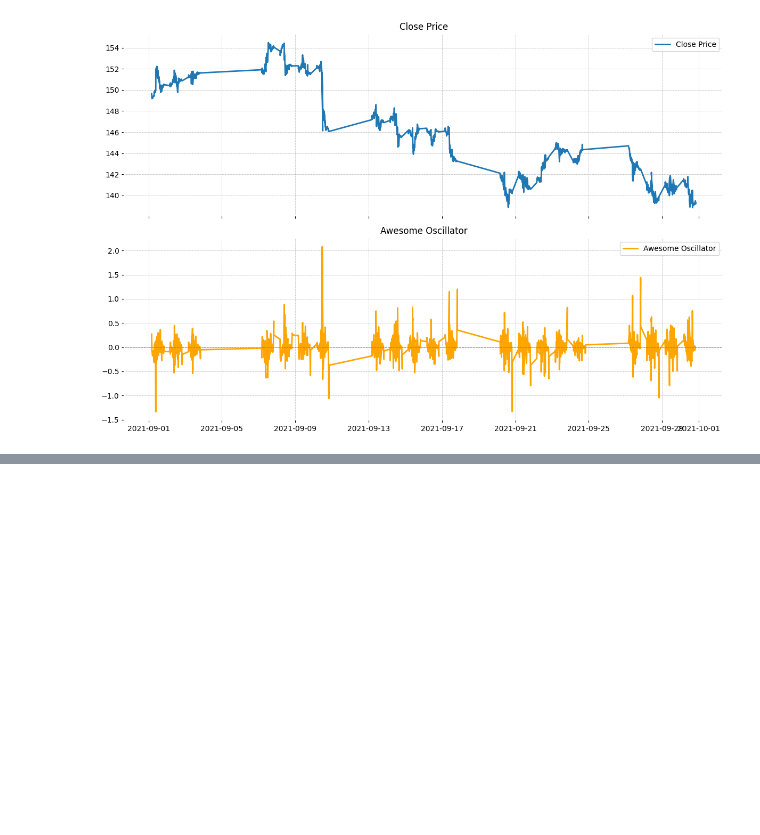
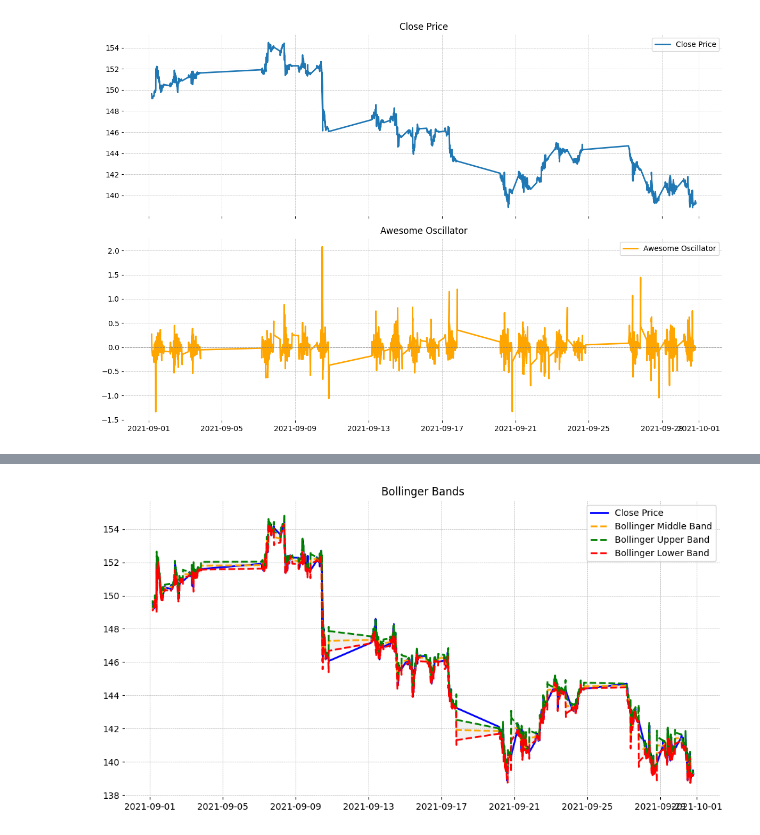
Before and after one commit to LeonidU/ItoEquationSolve, a Jupyter notebook: test_equation_solve.ipynb, the cells around one changed output, grey strips where cells are left out. Saved outputs shown, nothing was run; the diff lists cells and outputs as text; code cells hidden in the pictures; blank space fills up the shorter version.

```diff
--- a/test_equation_solve.ipynb
+++ b/test_equation_solve.ipynb
@@ -207,0 +208,27 @@ Name: Awesome_Oscillator, Length: 16709, dtype: float64
+# %%
+bb_indicator = ta.volatility.BollingerBands(close=df['Close'], window=20, window_dev=2)
+
+# Calculate Bollinger Bands values
+df['BB_Middle'] = bb_indicator.bollinger_mavg()
+df['BB_Upper'] = bb_indicator.bollinger_hband()
+df['BB_Lower'] = bb_indicator.bollinger_lband()
+
+# Plotting
+plt.figure(figsize=(12, 6))
+
+# Plot close price
+plt.plot(df['Close'], label='Close Price', color='blue')
+
+# Plot Bollinger Bands
+plt.plot(df['BB_Middle'], label='Bollinger Middle Band', color='orange', linestyle='--')
+plt.plot(df['BB_Upper'], label='Bollinger Upper Band', color='green', linestyle='--')
+plt.plot(df['BB_Lower'], label='Bollinger Lower Band', color='red', linestyle='--')
+
+# Fill the area between upper and lower bands
+plt.fill_between(df.index, df['BB_Upper'], df['BB_Lower'], color='lightgray', alpha=0.3)
+
+plt.title('Bollinger Bands')
+plt.legend()
+plt.show()
+# %% [output]
+[figure, added]
```
Also changed, not shown: parts of 3 cells of this notebook.
